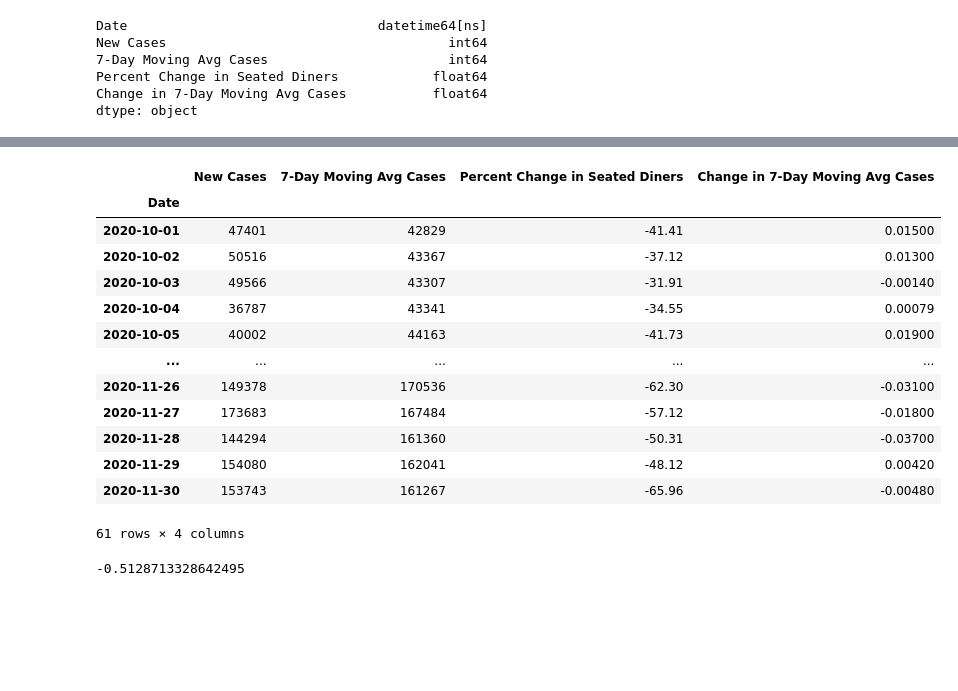
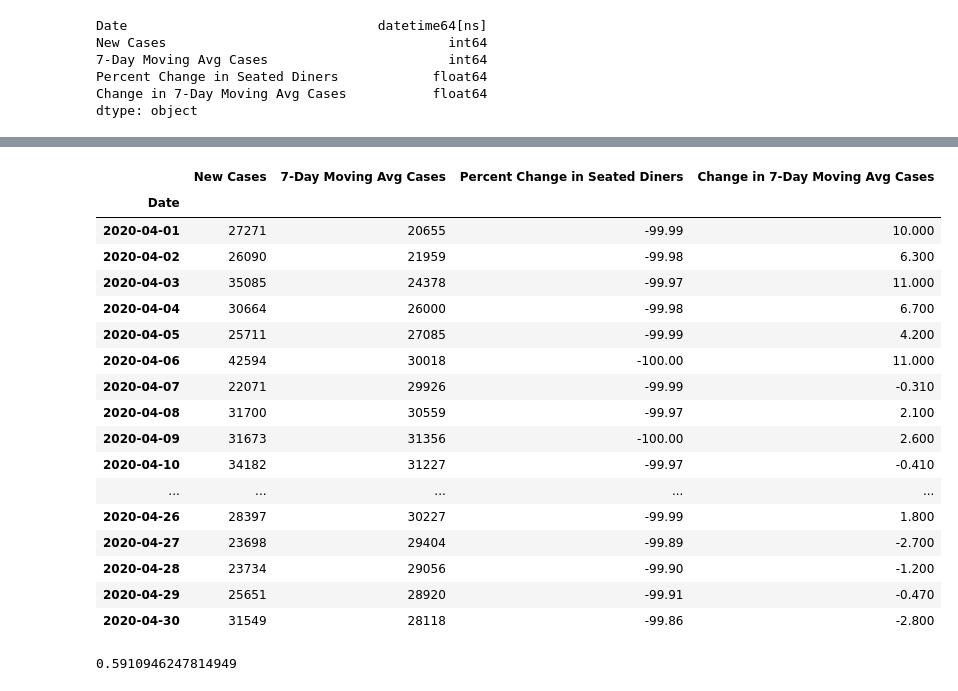
Before and after one commit to apatnoe/Project-1, a Jupyter notebook: OpenTable_Analysis.ipynb, the cells around one changed output, grey strips where cells are left out. Drawn from its saved outputs; the diff is of its cells as text; code cells hidden in the pictures; blank space fills up the shorter version.

```diff
--- a/OpenTable_Analysis.ipynb
+++ b/OpenTable_Analysis.ipynb
@@ -268,35 +300,39 @@ tot_r
 # %%
 # create separate dataframes for separate months
 
 date_index_df = trend_df.set_index(['Date'])
 
-spring_df = date_index_df.loc['2020-10-01':'2020-11-30']
+spring_df = date_index_df.loc['2020-4-01':'2020-6-30']
 
-spring_df
+spring_df.head(30)
 # %% [output]
 |  | New Cases | 7-Day Moving Avg Cases | Percent Change in Seated Diners | Change in 7-Day Moving Avg Cases |
 | Date |  |  |  |  |
-| 2020-10-01 | 47401 | 42829 | -41.41 | 0.01500 |
-| 2020-10-02 | 50516 | 43367 | -37.12 | 0.01300 |
-| 2020-10-03 | 49566 | 43307 | -31.91 | -0.00140 |
-| 2020-10-04 | 36787 | 43341 | -34.55 | 0.00079 |
-| 2020-10-05 | 40002 | 44163 | -41.73 | 0.01900 |
+| 2020-04-01 | 27271 | 20655 | -99.99 | 10.000 |
+| 2020-04-02 | 26090 | 21959 | -99.98 | 6.300 |
+| 2020-04-03 | 35085 | 24378 | -99.97 | 11.000 |
+| 2020-04-04 | 30664 | 26000 | -99.98 | 6.700 |
+| 2020-04-05 | 25711 | 27085 | -99.99 | 4.200 |
+| 2020-04-06 | 42594 | 30018 | -100.00 | 11.000 |
+| 2020-04-07 | 22071 | 29926 | -99.99 | -0.310 |
+| 2020-04-08 | 31700 | 30559 | -99.97 | 2.100 |
+| 2020-04-09 | 31673 | 31356 | -100.00 | 2.600 |
+| 2020-04-10 | 34182 | 31227 | -99.97 | -0.410 |
 | ... | ... | ... | ... | ... |
-| 2020-11-26 | 149378 | 170536 | -62.30 | -0.03100 |
-| 2020-11-27 | 173683 | 167484 | -57.12 | -0.01800 |
-| 2020-11-28 | 144294 | 161360 | -50.31 | -0.03700 |
-| 2020-11-29 | 154080 | 162041 | -48.12 | 0.00420 |
-| 2020-11-30 | 153743 | 161267 | -65.96 | -0.00480 |
+| 2020-04-26 | 28397 | 30227 | -99.99 | 1.800 |
+| 2020-04-27 | 23698 | 29404 | -99.89 | -2.700 |
+| 2020-04-28 | 23734 | 29056 | -99.90 | -1.200 |
+| 2020-04-29 | 25651 | 28920 | -99.91 | -0.470 |
+| 2020-04-30 | 31549 | 28118 | -99.86 | -2.800 |
-61 rows × 4 columns
 # %%
 spring_cases = spring_df['New Cases']
-spring_diners = spring_df['Percent Change in Seated Diners']
+spring_diners = spring_df['Change in 7-Day Moving Avg Cases']
 
 tot_slope, tot_int, tot_r, tot_p, tot_std_err = stats.linregress(spring_cases, spring_diners)
 
 tot_r
 # %% [output]
--0.5128713328642495
+0.5910946247814949
 # %%
 # create OpenTable states df
 seated_diners_states = raw_seated_diners.loc[raw_seated_diners["Type"]=="state"]
```
Also changed, not shown: parts of 8 cells of this notebook.
